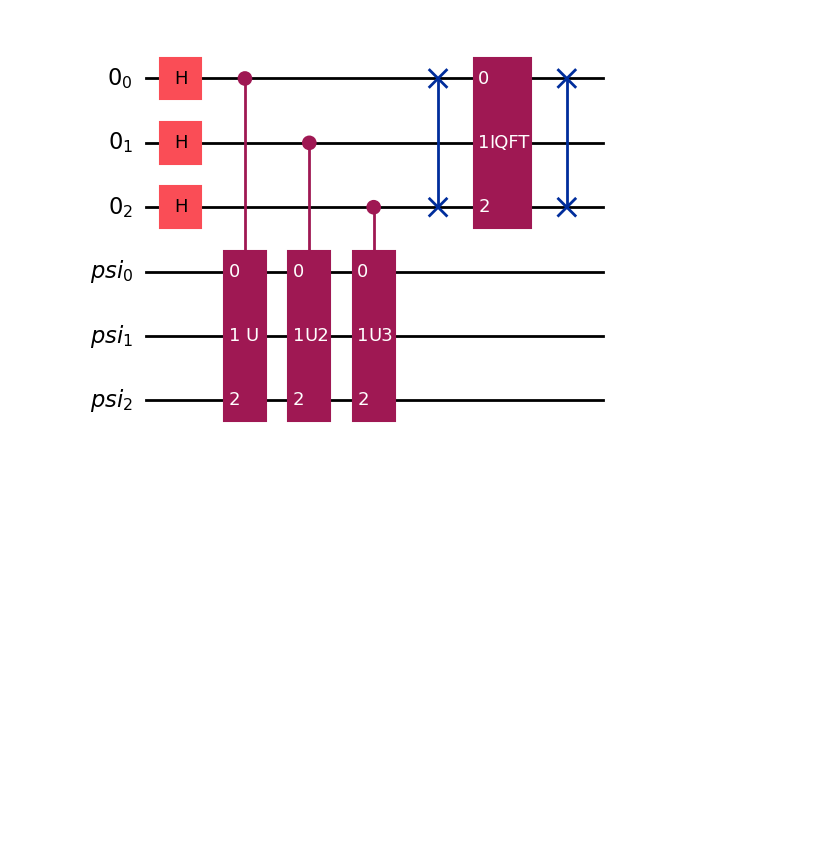
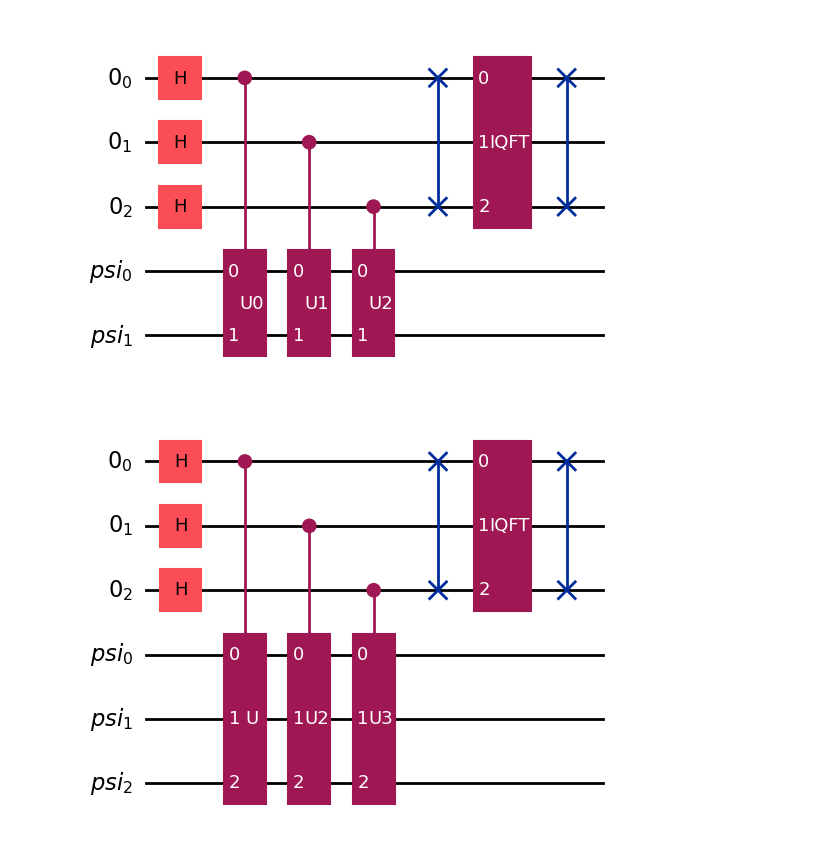
Before and after one commit to pankmunbodh/Quantum-Calculator, a Jupyter notebook: QPE and Grover.ipynb, the cells around one changed output. Cells and saved outputs as stored; diff of their text form; code cells hidden in the pictures; blank space fills up the shorter version.

```diff
--- a/Untitled.ipynb
+++ b/QPE and Grover.ipynb
@@ -45,3 +64,45 @@ power_U(2,0.1,0.2,0.3,0.4,0.5,0.6,0.7,0.8).draw(output="mpl")
+# %%
+def QPE(d,n,thetas):
+    qr_0 = QuantumRegister(size=d, name="0")
+    qr_psi = QuantumRegister(size=n, name="psi")
+
+    qc = QuantumCircuit(qr_0, qr_psi,name=f'QPE')
+
+
+    #Hadamard gates on each |0>_d
+
+    for i in range(d):
+        qc.h(qr_0[i])
+
+        U_i = power_U(2**i,n,thetas).to_gate(label="U"+str(i))
+        U_i_controlled = U_i.control(1)
+
+
+        qc.append(U_i_controlled, [qr_0[i]] + qr_psi[:])
+
+
+
+    #Swap
+
+    for q, p in zip(qr_0[:d >> 1], reversed(qr_0[d >> 1:])):
+        qc.swap(q, p)
+
+
+    #Inverse QFT
+    qc.append(inverse_quantum_fourier_transform(d),qr_0[:])
+
+    #Swap
+    for q, p in zip(qr_0[:d >> 1], reversed(qr_0[d >> 1:])):
+        qc.swap(q, p)
+
+    return qc
+# %%
+d = 3
+n = 2
+thetas = theta_input(d,n)
+QPE(d,n,thetas).draw(output="mpl")
+# %% [output]
+[figure, added]
 # %%
 # n = 3 , d = 3
 
```
Also changed, not shown: parts of 6 cells of this notebook.
